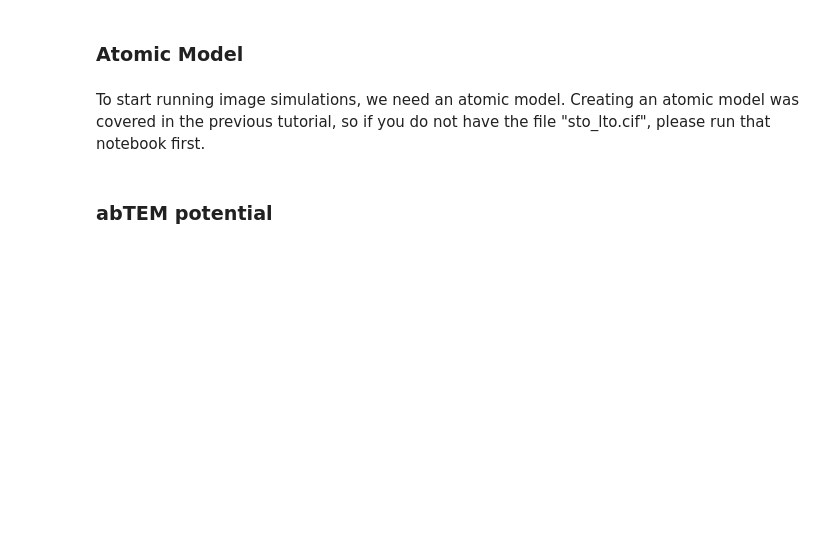
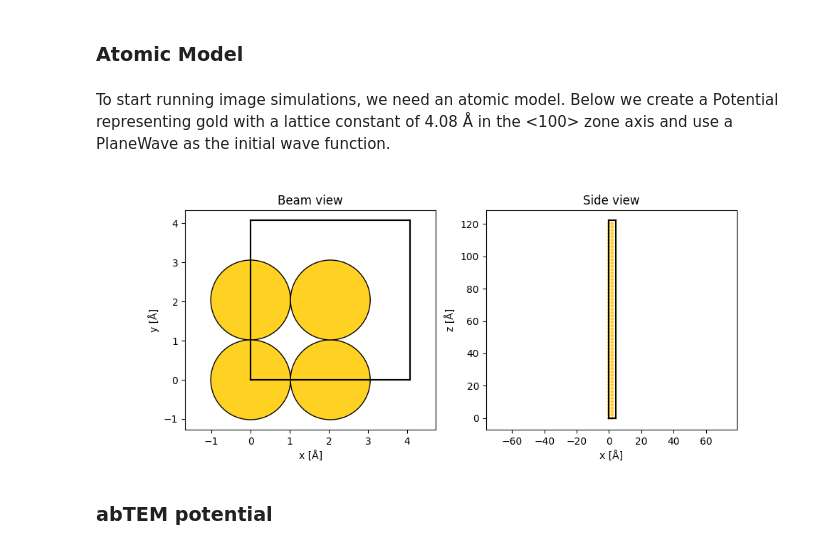
Before and after one commit to msa-em/guide-tem-simulation, a Jupyter notebook: notebooks/08_simple_TEM_imaging.ipynb, the cells around one changed output. Drawn from its saved outputs; the diff is of its cells as text; code cells hidden in the pictures; blank space fills up the shorter version.

```diff
--- a/notebooks/08_simple_TEM_imaging.ipynb
+++ b/notebooks/08_simple_TEM_imaging.ipynb
@@ -24,9 +24,17 @@ from ipywidgets import HBox, VBox, widgets, interact, Dropdown, Label, Layout
 # %% [markdown]
 ### Atomic Model
 # %% [markdown]
-To start running image simulations, we need an atomic model. Creating an atomic model was covered in the previous tutorial, so if you do not have the file "sto_lto.cif", please run that notebook first.
+To start running image simulations, we need an atomic model. Below we create a Potential representing gold with a lattice constant of 4.08 Å in the <100> zone axis and use a PlaneWave as the initial wave function.
 # %%
-atoms = ase.io.read("data/sto_lto.cif")
+unit_cell = ase.build.bulk("Au", cubic=True)
+
+atoms = unit_cell * (1, 1, 30)
+
+fig, (ax1, ax2) = plt.subplots(1, 2, figsize=(10, 4))
+abtem.show_atoms(atoms, ax=ax1, title="Beam view")
+abtem.show_atoms(atoms, ax=ax2, plane="xz", title="Side view", linewidth=0);
+# %% [output]
+[figure, added]
 # %% [markdown]
 ### abTEM potential
 # %% [markdown]
```
Also changed, not shown: parts of 15 cells of this notebook, 3 other files.
